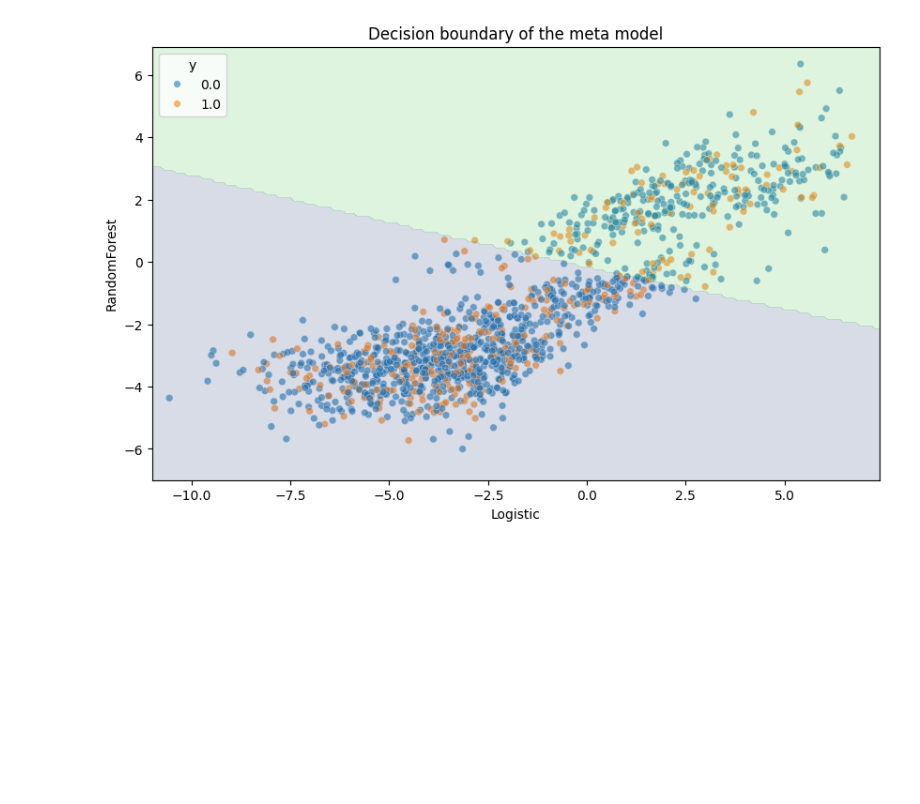
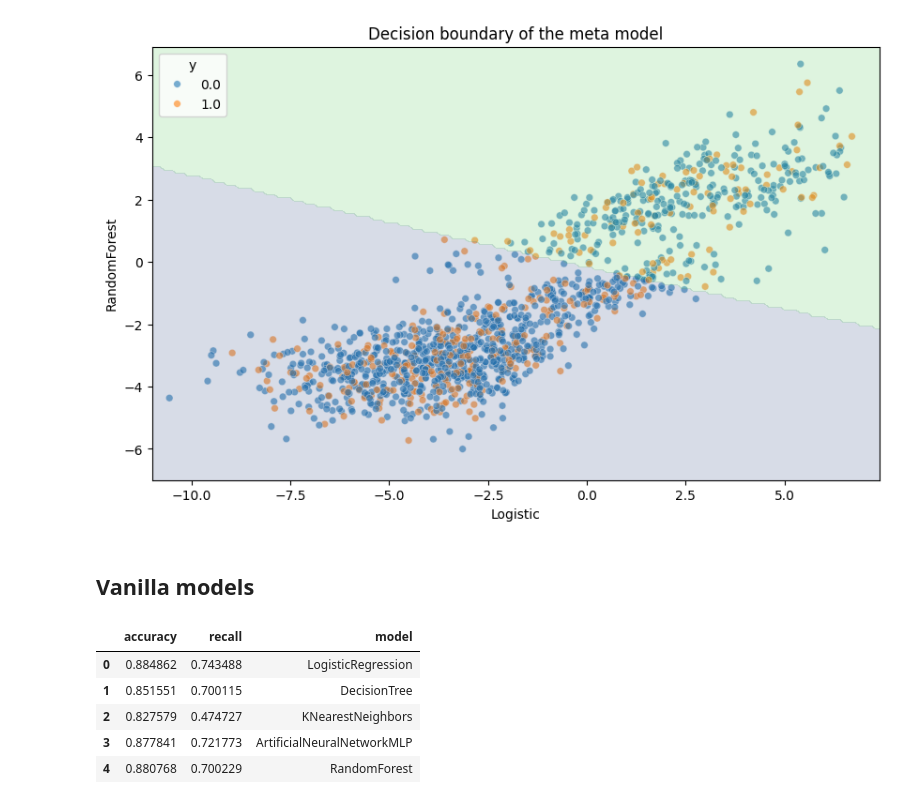
Before and after one commit to AlexanderBusa/ProgettoTeam2, a Jupyter notebook: meta_model.ipynb, the cells around one changed output. Cells and saved outputs as stored; diff of their text form; code cells hidden in the pictures; blank space fills up the shorter version.

Commit message:
compare vanilla models

```diff
--- a/meta_model.ipynb
+++ b/meta_model.ipynb
@@ -291,3 +293,5 @@ def plot_decision_boundary(fitted_meta_model, Xstackedtrain, ytrain, figsize = (
 plot_decision_boundary(meta_classifier, X_train_stacked_logodd, y_train)
 # %% [output]
 [figure]
+# %% [markdown]
+## Vanilla models
@@ -293,0 +304,7 @@ plot_decision_boundary(meta_classifier, X_train_stacked_logodd, y_train)
+# %%
+models_vanilla = {}
+models_vanilla["LogisticRegression"] = LogisticRegression(random_state=42)
+models_vanilla["DecisionTree"] = DecisionTreeClassifier(random_state=42)
+models_vanilla["KNearestNeighbors"] = KNeighborsClassifier()
+models_vanilla["ArtificialNeuralNetworkMLP"] = MLPClassifier(random_state=42)
+models_vanilla["RandomForest"] = RandomForestClassifier(random_state=42)
@@ -293,0 +313,13 @@ plot_decision_boundary(meta_classifier, X_train_stacked_logodd, y_train)
+# %%
+cv_vanilla = []
+for modelname in models_vanilla:
+    cv_vanilla.append(cv_accuracy_recall(X_train_scaled,y_train_, models_vanilla[modelname], modelname))
+cv_vanilla = pd.DataFrame(cv_vanilla)
+cv_vanilla
+# %% [output]
+|  | accuracy | recall | model |
+| 0 | 0.884862 | 0.743488 | LogisticRegression |
+| 1 | 0.851551 | 0.700115 | DecisionTree |
+| 2 | 0.827579 | 0.474727 | KNearestNeighbors |
+| 3 | 0.877841 | 0.721773 | ArtificialNeuralNetworkMLP |
+| 4 | 0.880768 | 0.700229 | RandomForest |
```
Also changed, not shown: parts of 3 cells of this notebook.
